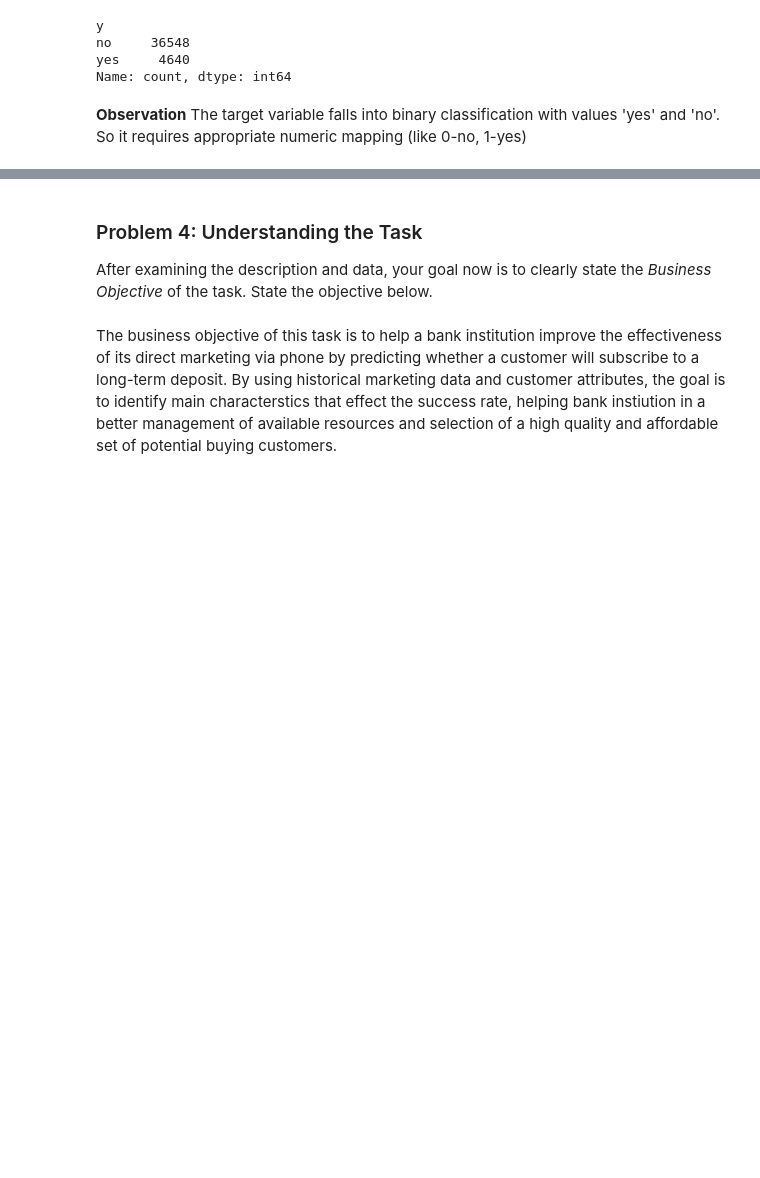
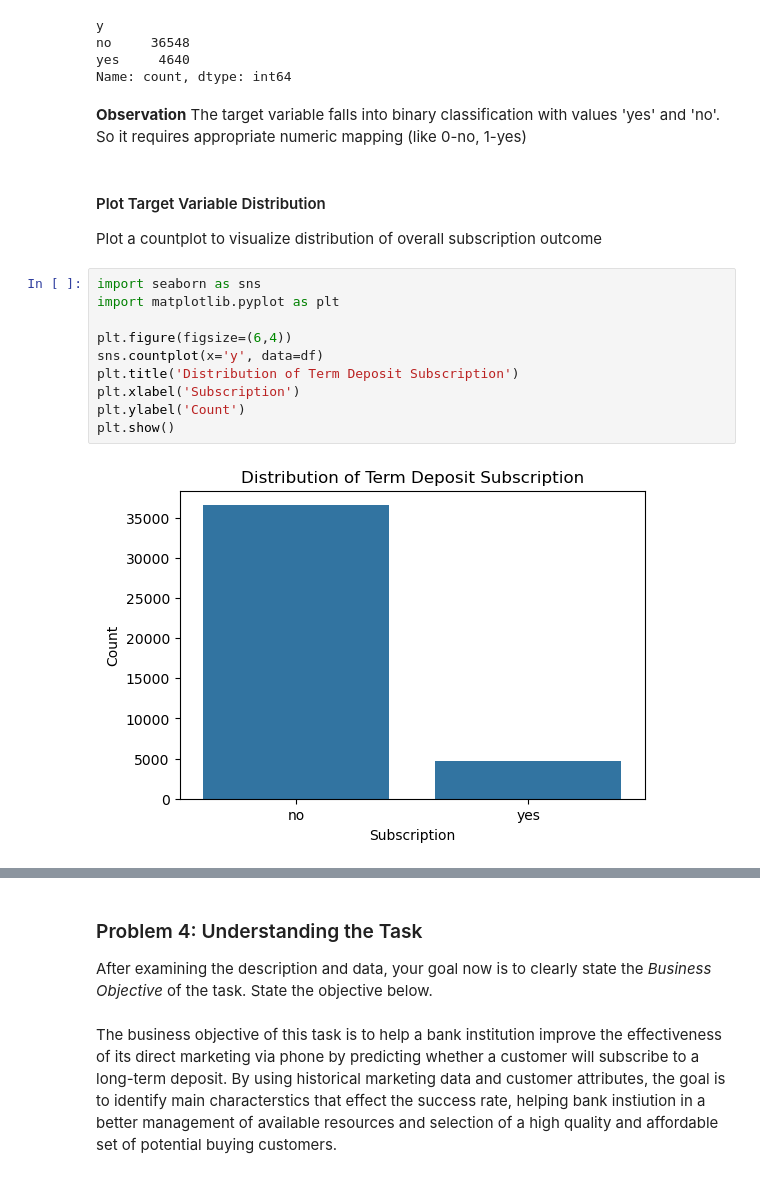
Before and after one commit to satishpothuri/ml-bank-campaign-effectiveness-analysis, a Jupyter notebook: ml-bank-campaign-effectiveness-analysis.ipynb, the cells around one changed output, grey strips where cells are left out. Drawn from its saved outputs; the diff is of its cells as text; blank space fills up the shorter version.

Commit message:
Updated jupyter notebook
Added plots

```diff
--- a/ml-bank-campaign-effectiveness-analysis.ipynb
+++ b/ml-bank-campaign-effectiveness-analysis.ipynb
@@ -102,3 +102,19 @@ yes     4640
 Name: count, dtype: int64
 # %% [markdown]
 **Observation** The target variable falls into binary classification with values 'yes' and 'no'. So it requires appropriate numeric mapping (like 0-no, 1-yes)
+# %% [markdown]
+#### Plot Target Variable Distribution
+
+Plot a countplot to visualize distribution of overall subscription outcome
+# %%
+import seaborn as sns
+import matplotlib.pyplot as plt
+
+plt.figure(figsize=(6,4))
+sns.countplot(x='y', data=df)
+plt.title('Distribution of Term Deposit Subscription')
+plt.xlabel('Subscription')
+plt.ylabel('Count')
+plt.show()
+# %% [output]
+[figure, added]
```
Also changed, not shown: parts of 25 cells of this notebook.
